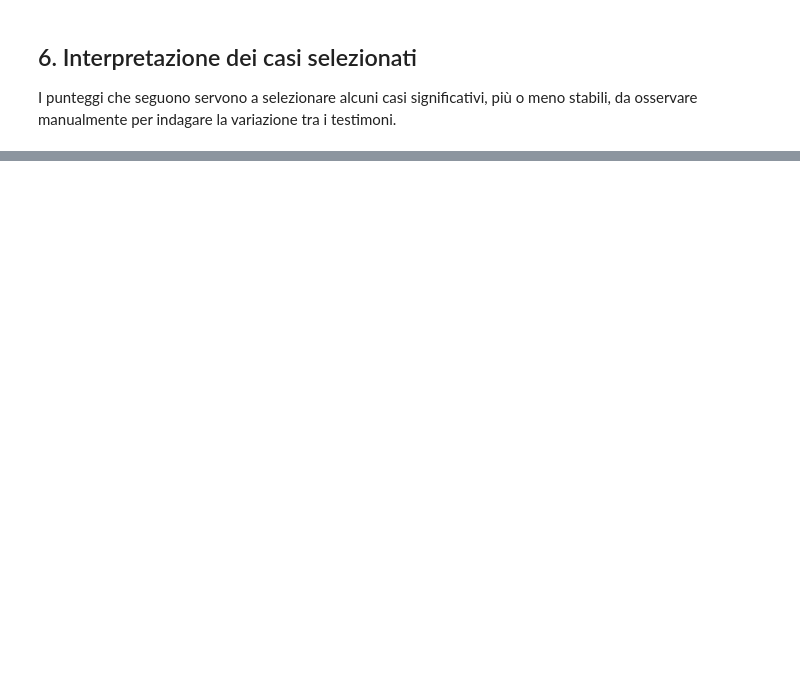
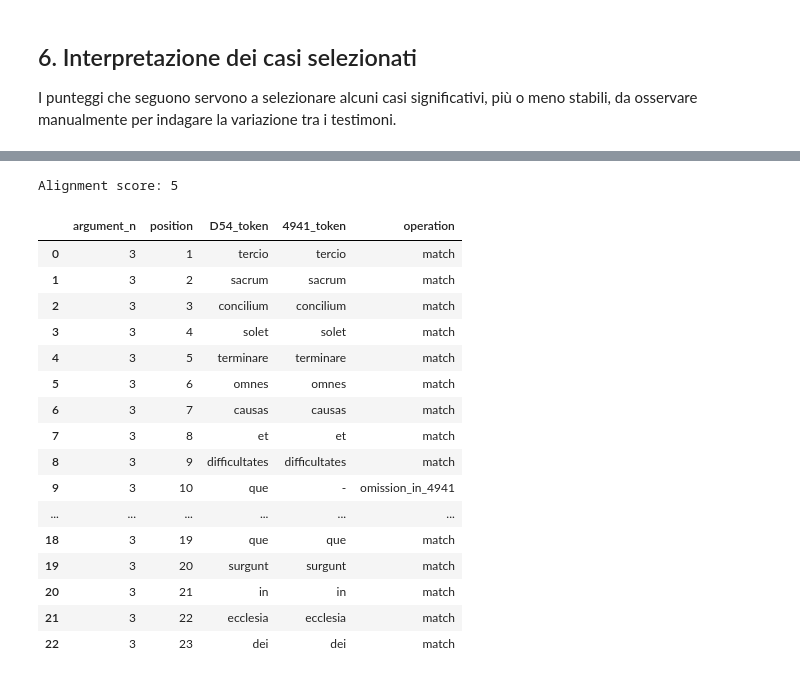
Before and after one commit to 892661/Computational-Philology-Project, a Jupyter notebook: notebooks/textual_variation_workflow.ipynb, the cells around one changed output, grey strips where cells are left out. Saved outputs shown, nothing was run; the diff lists cells and outputs as text; code cells hidden in the pictures; blank space fills up the shorter version.

```diff
--- a/notebooks/textual_variation_workflow.ipynb
+++ b/notebooks/textual_variation_workflow.ipynb
@@ -392,0 +513,18 @@ files.download("comparison_by_segment.csv")
+# %%
+argument_to_align = "3"
+
+d54_argument = df_segments[
+    (df_segments["witness"] == "wit_D54") &
+    (df_segments["argument_n"] == argument_to_align)
+]["text_normalized"].iloc[0]
+
+wien_argument = df_segments[
+    (df_segments["witness"] == "wit_4941") &
+    (df_segments["argument_n"] == argument_to_align)
+]["text_normalized"].iloc[0]
+
+print("D54 argument 3:")
+print(d54_argument)
+
+print("\n4941 argument 3:")
+print(wien_argument)
@@ -392,0 +605,54 @@ files.download("comparison_by_segment.csv")
+# %%
+seq_d54 = d54_argument.split()
+seq_4941 = wien_argument.split()
+
+aligned_d54, aligned_4941, alignment_score = needleman_wunsch_tokens(
+    seq_d54,
+    seq_4941
+)
+
+alignment_rows = []
+
+for position, (token_d54, token_4941) in enumerate(zip(aligned_d54, aligned_4941), start=1):
+
+    if token_d54 == token_4941:
+        operation = "match"
+    elif token_d54 == "-":
+        operation = "insertion_in_4941"
+    elif token_4941 == "-":
+        operation = "omission_in_4941"
+    else:
+        operation = "substitution"
+
+    alignment_rows.append({
+        "argument_n": argument_to_align,
+        "position": position,
+        "D54_token": token_d54,
+        "4941_token": token_4941,
+        "operation": operation
+    })
+
+df_argument3_alignment = pd.DataFrame(alignment_rows)
+
+print("Alignment score:", alignment_score)
+
+df_argument3_alignment
+# %% [output]
+Alignment score: 5
+|  | argument_n | position | D54_token | 4941_token | operation |
+| 0 | 3 | 1 | tercio | tercio | match |
+| 1 | 3 | 2 | sacrum | sacrum | match |
+| 2 | 3 | 3 | concilium | concilium | match |
+| 3 | 3 | 4 | solet | solet | match |
+| 4 | 3 | 5 | terminare | terminare | match |
+| 5 | 3 | 6 | omnes | omnes | match |
+| 6 | 3 | 7 | causas | causas | match |
+| 7 | 3 | 8 | et | et | match |
+| 8 | 3 | 9 | difficultates | difficultates | match |
+| 9 | 3 | 10 | que | - | omission_in_4941 |
+| ... | ... | ... | ... | ... | ... |
+| 18 | 3 | 19 | que | que | match |
+| 19 | 3 | 20 | surgunt | surgunt | match |
+| 20 | 3 | 21 | in | in | match |
+| 21 | 3 | 22 | ecclesia | ecclesia | match |
+| 22 | 3 | 23 | dei | dei | match |
```
Also changed, not shown: parts of 22 cells of this notebook.
